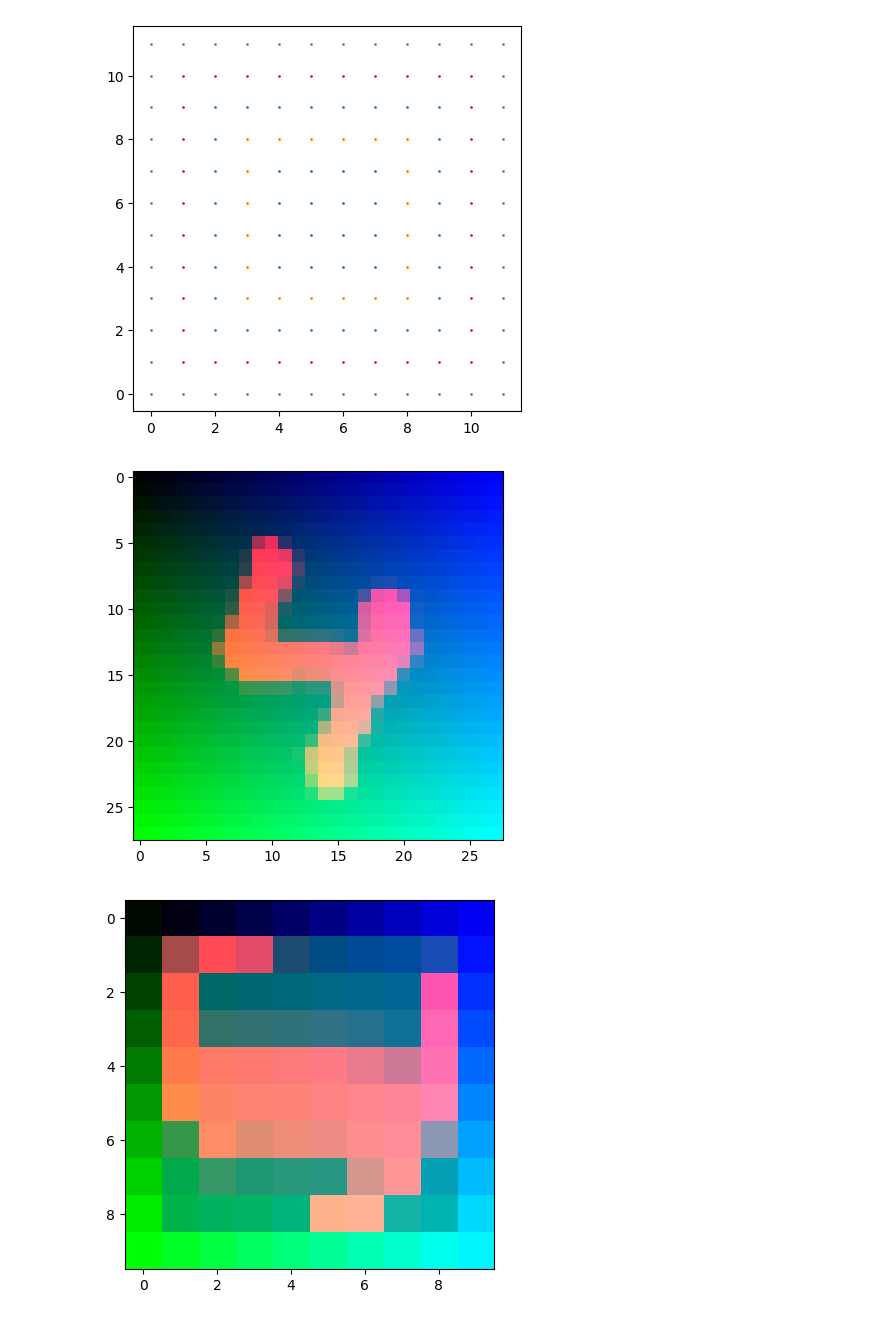
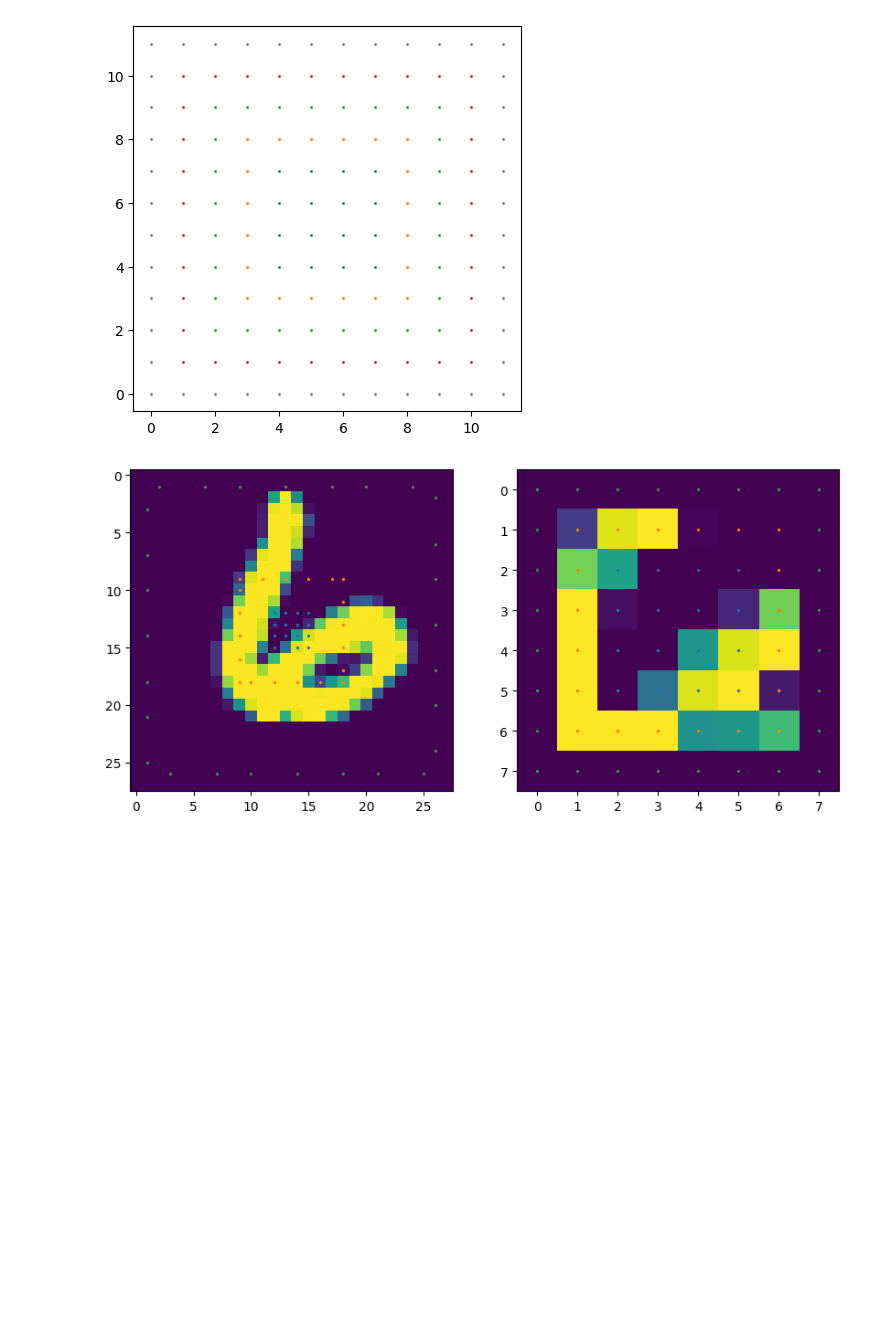
Before and after one commit to ivegner/FoVAE, a Jupyter notebook: foveal_pooling_test.ipynb, the cells around one changed output. Cells and saved outputs as stored; diff of their text form; code cells hidden in the pictures; blank space fills up the shorter version.

```diff
--- a/foveal_pooling_test.ipynb
+++ b/foveal_pooling_test.ipynb
@@ -597,38 +597,48 @@ WARNING: 5 peri rings requested, but only 4 eligible. Resulting size will be 12x
 import torch.nn.functional as F
 
 
-def sample_foveation(image, foveation_params):
+def sample_foveation_1to1(image, foveation_params):
     """Sample image according to foveation params"""
     c, h, w = image.shape
     foveated_image = np.zeros((c, *foveation_params["foveated_image_size"]))
     foveated_image[:, foveation_params["mapped_indices"]["fovea"][:, 0], foveation_params["mapped_indices"]["fovea"][:, 1]] = image[
         :, foveation_params["source_indices"]["fovea"][:, 0], foveation_params["source_indices"]["fovea"][:, 1]
     ]
     for i, ri in enumerate(foveation_params["source_indices"]["peripheral_rings"]):
         foveated_image[
             :, foveation_params["mapped_indices"]["peripheral_rings"][i][:, 0], foveation_params["mapped_indices"]["peripheral_rings"][i][:, 1]
         ] = image[:, ri[:, 0], ri[:, 1]]
     return foveated_image
 
 image = images_with_pos[0]
 
 foveation_params = get_sampled_ring_indices(
     x_extent=image.shape[1],
     y_extent=image.shape[2],
     x_center=14,
     y_center=14,
-    fovea_radius=3,
+    fovea_radius=2,
     max_ring_radius=14,
     num_peri_rings_to_attempt=2,
 )
 
 # pad image to twice the size
 # image = F.pad(image, (image.shape[1], image.shape[1], image.shape[2], image.shape[2]))
 
-foveation = sample_foveation(image.numpy(), foveation_params)
+foveation = sample_foveation_1to1(image.numpy(), foveation_params)
 
-imshow_unnorm(image)
-imshow_unnorm(torch.tensor(foveation))
+def plot_image_and_points(image, fovea_points, peri_ring_points, ax, point_size=1):
+    ax.imshow(image)
+    ax.scatter(fovea_points[:, 0], fovea_points[:, 1], s=point_size, label=f"Fovea")
+    for i, ri in enumerate(peri_ring_points):
+        ax.scatter(ri[:, 0], ri[:, 1], s=point_size, label=f"ring {i}")
+
+fig, ax = plt.subplots(1, 2, figsize=(10, 10))
+plot_image_and_points(image[0], foveation_params["source_indices"]["fovea"], foveation_params["source_indices"]["peripheral_rings"], ax[0], point_size=2)
+plot_image_and_points(foveation[0], foveation_params["mapped_indices"]["fovea"], foveation_params["mapped_indices"]["peripheral_rings"], ax[1], point_size=2)
+
+
+# imshow_unnorm(image[[0]])
+# imshow_unnorm(torch.tensor(foveation)[[0]])
 # %% [output]
-[figure, old version]
+[figure, new version]
-[figure, removed]
```
Also changed, not shown: parts of 8 cells of this notebook.
